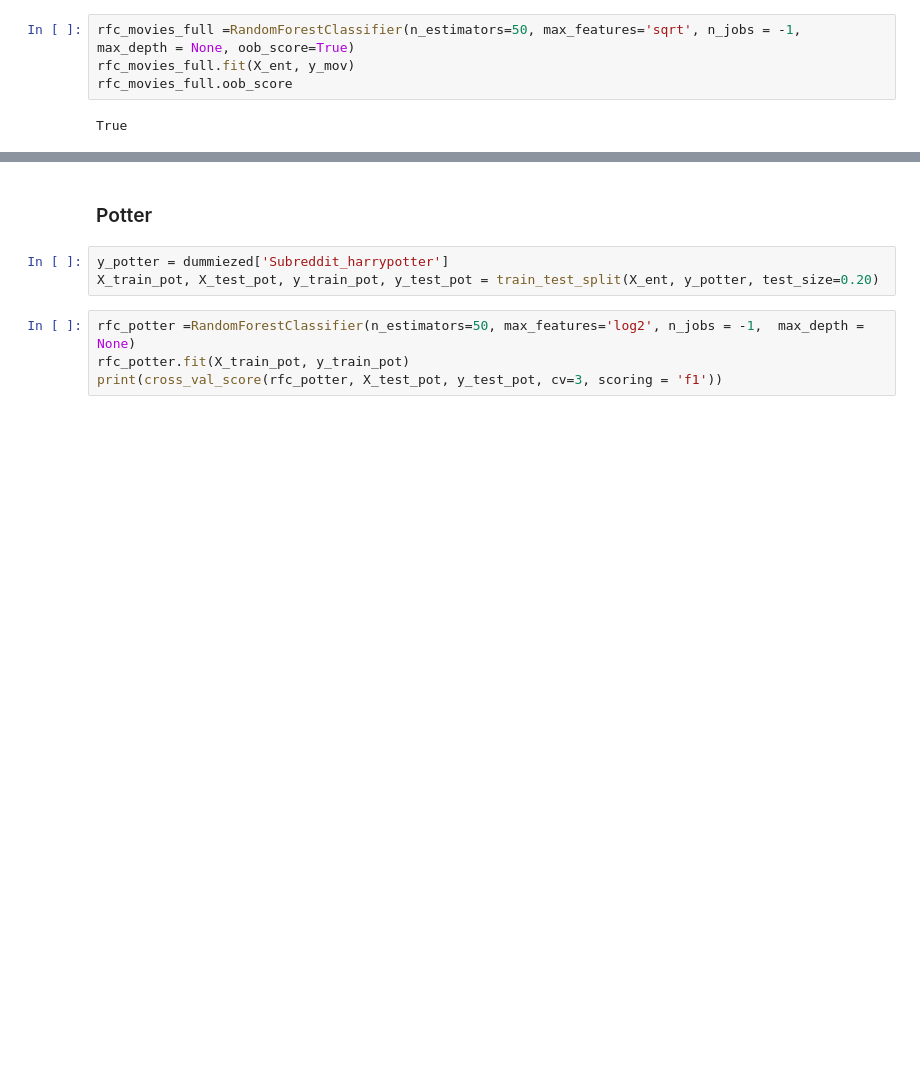
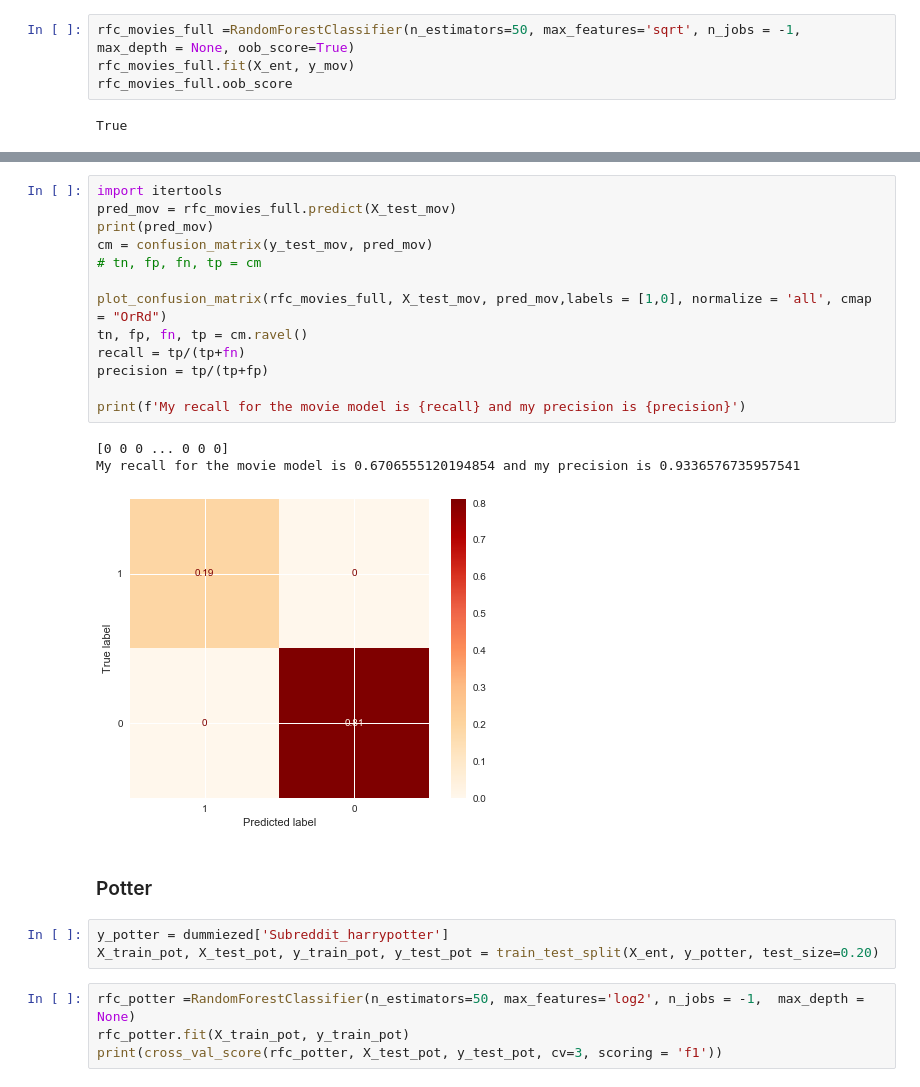
Before and after one commit to Jameshskelton/Reddit-NLP, a Jupyter notebook: Reddit-nlp-project.ipynb, the cells around one changed output, grey strips where cells are left out. Cells and saved outputs as stored; diff of their text form; blank space fills up the shorter version.

```diff
--- a/Reddit-nlp-project.ipynb
+++ b/Reddit-nlp-project.ipynb
@@ -713,3 +730,20 @@ array([259539,   4193,  26831,  67109])
+# %%
+import itertools
+pred_mov = rfc_movies_full.predict(X_test_mov)
+print(pred_mov)
+cm = confusion_matrix(y_test_mov, pred_mov)
+# tn, fp, fn, tp = cm
+
+plot_confusion_matrix(rfc_movies_full, X_test_mov, pred_mov,labels = [1,0], normalize = 'all', cmap = "OrRd")
+tn, fp, fn, tp = cm.ravel()
+recall = tp/(tp+fn)
+precision = tp/(tp+fp)
+
+print(f'My recall for the movie model is {recall} and my precision is {precision}')
+# %% [output]
+[0 0 0 ... 0 0 0]
+My recall for the movie model is 0.6706555120194854 and my precision is 0.9336576735957541
+[figure, added]
 # %% [markdown]
 ### Potter
 # %%
```
Also changed, not shown: parts of 127 cells of this notebook.
